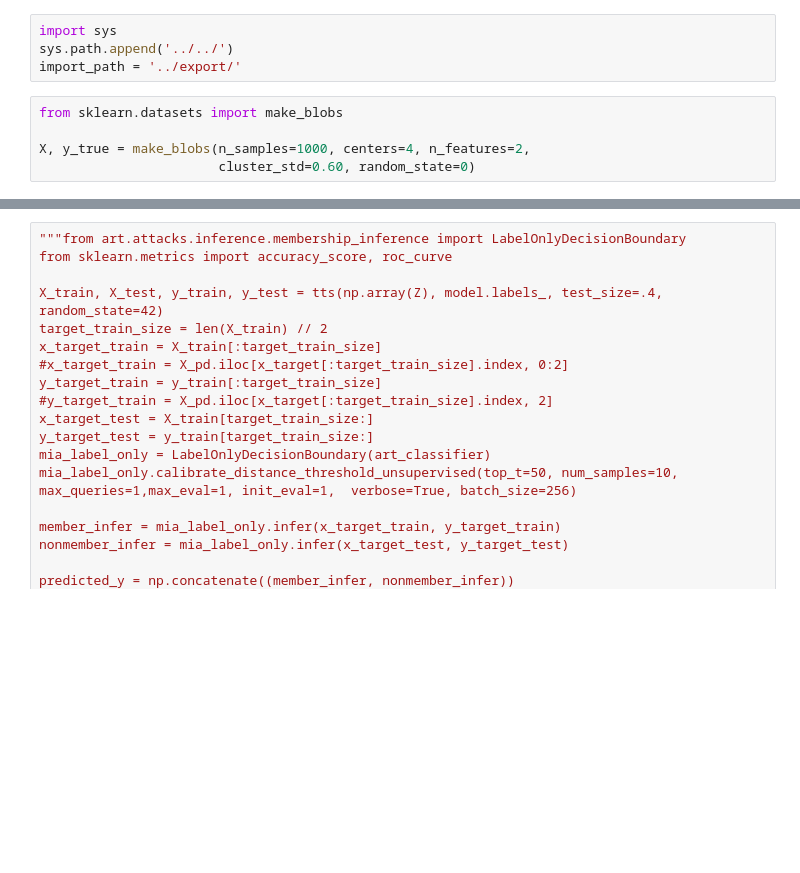
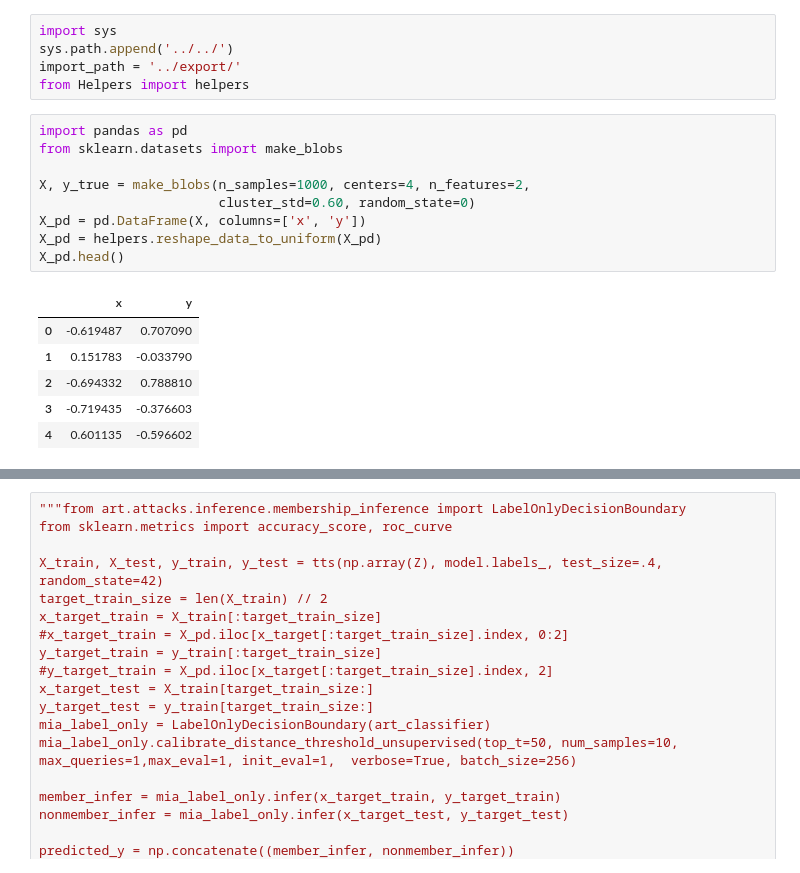
Before and after one commit to tjvanderende/privacy-preserved-clustering-with-nD-Laplace, a Jupyter notebook: RQ1/research/privacy-mi.ipynb, the cells around one changed output, grey strips where cells are left out. Drawn from its saved outputs; the diff is of its cells as text; blank space fills up the shorter version.

```diff
--- a/RQ1/research/privacy-mi.ipynb
+++ b/RQ1/research/privacy-mi.ipynb
@@ -2,11 +2,23 @@
 import sys
 sys.path.append('../../')
 import_path = '../export/'
+from Helpers import helpers
 # %%
+import pandas as pd
 from sklearn.datasets import make_blobs
 
 X, y_true = make_blobs(n_samples=1000, centers=4, n_features=2,
                        cluster_std=0.60, random_state=0)
+X_pd = pd.DataFrame(X, columns=['x', 'y'])
+X_pd = helpers.reshape_data_to_uniform(X_pd)
+X_pd.head()
+# %% [output]
+|  | x | y |
+| 0 | -0.619487 | 0.707090 |
+| 1 | 0.151783 | -0.033790 |
+| 2 | -0.694332 | 0.788810 |
+| 3 | -0.719435 | -0.376603 |
+| 4 | 0.601135 | -0.596602 |
 # %%
 from sklearn.cluster import KMeans
 from sklearn.discriminant_analysis import StandardScaler
```
Also changed, not shown: parts of 5 cells of this notebook, 57 other files.
